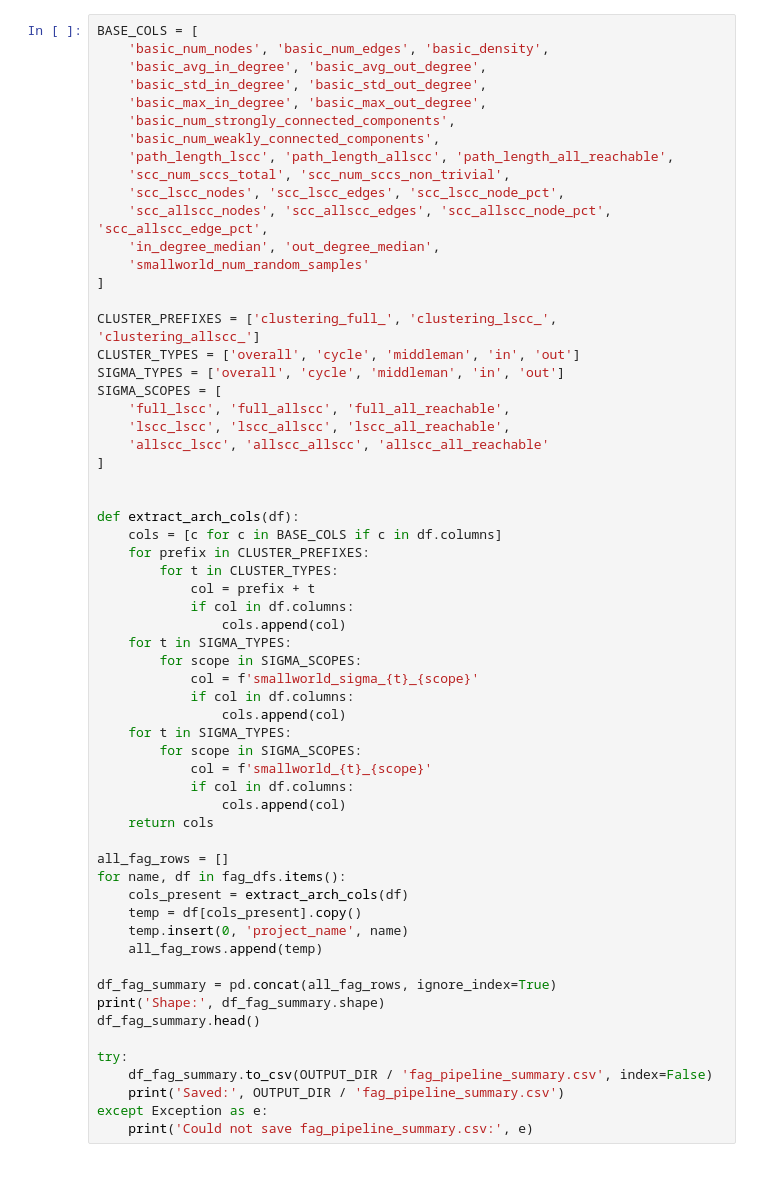
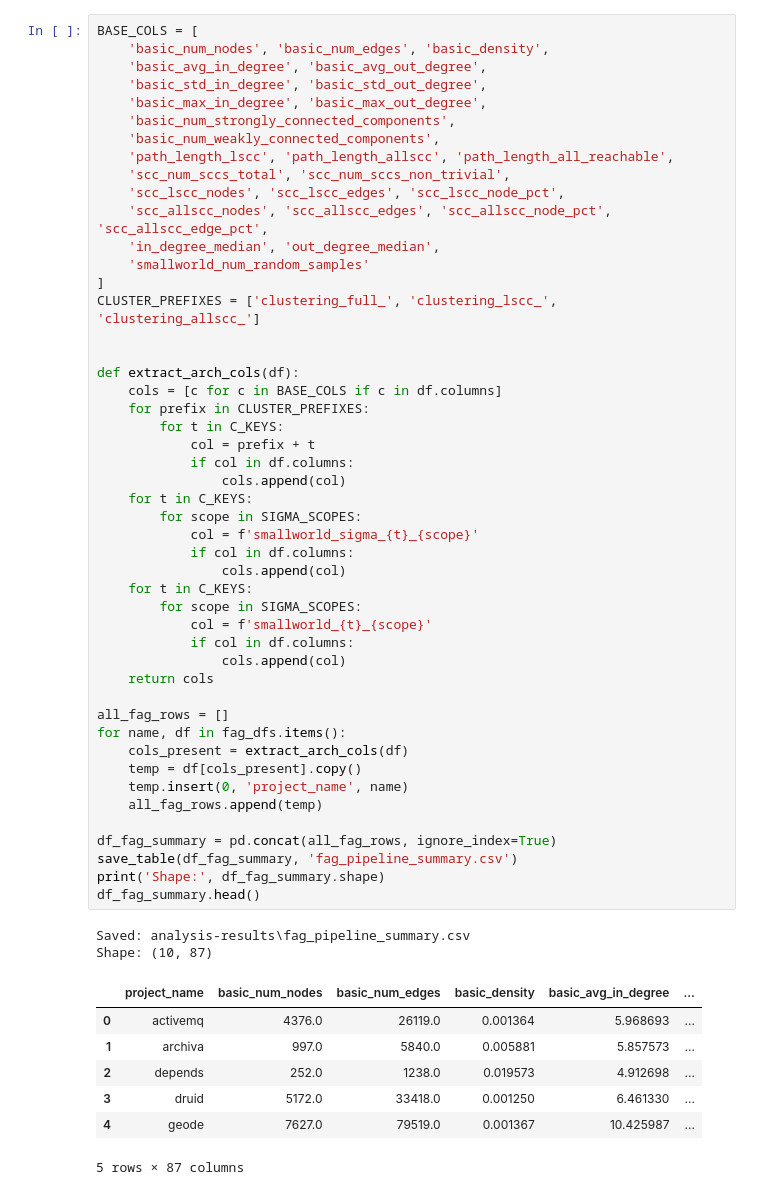
Before and after one commit to MauroZorzin/small-world-property, a Jupyter notebook: analyse.ipynb, the cells around one changed output. Saved outputs shown, nothing was run; the diff lists cells and outputs as text.

```diff
--- a/analyse.ipynb
+++ b/analyse.ipynb
@@ -126,50 +139,47 @@ BASE_COLS = [
     'in_degree_median', 'out_degree_median',
     'smallworld_num_random_samples'
 ]
-
 CLUSTER_PREFIXES = ['clustering_full_', 'clustering_lscc_', 'clustering_allscc_']
-CLUSTER_TYPES = ['overall', 'cycle', 'middleman', 'in', 'out']
-SIGMA_TYPES = ['overall', 'cycle', 'middleman', 'in', 'out']
-SIGMA_SCOPES = [
-    'full_lscc', 'full_allscc', 'full_all_reachable',
-    'lscc_lscc', 'lscc_allscc', 'lscc_all_reachable',
-    'allscc_lscc', 'allscc_allscc', 'allscc_all_reachable'
-]
 
 
 def extract_arch_cols(df):
     cols = [c for c in BASE_COLS if c in df.columns]
     for prefix in CLUSTER_PREFIXES:
-        for t in CLUSTER_TYPES:
+        for t in C_KEYS:
             col = prefix + t
             if col in df.columns:
                 cols.append(col)
-    for t in SIGMA_TYPES:
+    for t in C_KEYS:
         for scope in SIGMA_SCOPES:
             col = f'smallworld_sigma_{t}_{scope}'
             if col in df.columns:
                 cols.append(col)
-    for t in SIGMA_TYPES:
+    for t in C_KEYS:
         for scope in SIGMA_SCOPES:
             col = f'smallworld_{t}_{scope}'
             if col in df.columns:
                 cols.append(col)
     return cols
 
 all_fag_rows = []
 for name, df in fag_dfs.items():
     cols_present = extract_arch_cols(df)
     temp = df[cols_present].copy()
     temp.insert(0, 'project_name', name)
     all_fag_rows.append(temp)
 
 df_fag_summary = pd.concat(all_fag_rows, ignore_index=True)
+save_table(df_fag_summary, 'fag_pipeline_summary.csv')
 print('Shape:', df_fag_summary.shape)
 df_fag_summary.head()
-
-try:
-    df_fag_summary.to_csv(OUTPUT_DIR / 'fag_pipeline_summary.csv', index=False)
-    print('Saved:', OUTPUT_DIR / 'fag_pipeline_summary.csv')
-except Exception as e:
-    print('Could not save fag_pipeline_summary.csv:', e)
+# %% [output]
+Saved: analysis-results\fag_pipeline_summary.csv
+Shape: (10, 87)
+|  | project_name | basic_num_nodes | basic_num_edges | basic_density | basic_avg_in_degree | ... |
+| 0 | activemq | 4376.0 | 26119.0 | 0.001364 | 5.968693 | ... |
+| 1 | archiva | 997.0 | 5840.0 | 0.005881 | 5.857573 | ... |
+| 2 | depends | 252.0 | 1238.0 | 0.019573 | 4.912698 | ... |
+| 3 | druid | 5172.0 | 33418.0 | 0.001250 | 6.461330 | ... |
+| 4 | geode | 7627.0 | 79519.0 | 0.001367 | 10.425987 | ... |
+5 rows × 87 columns
 # %% [markdown]
```
Also changed, not shown: parts of 36 cells of this notebook, 8 other files.
